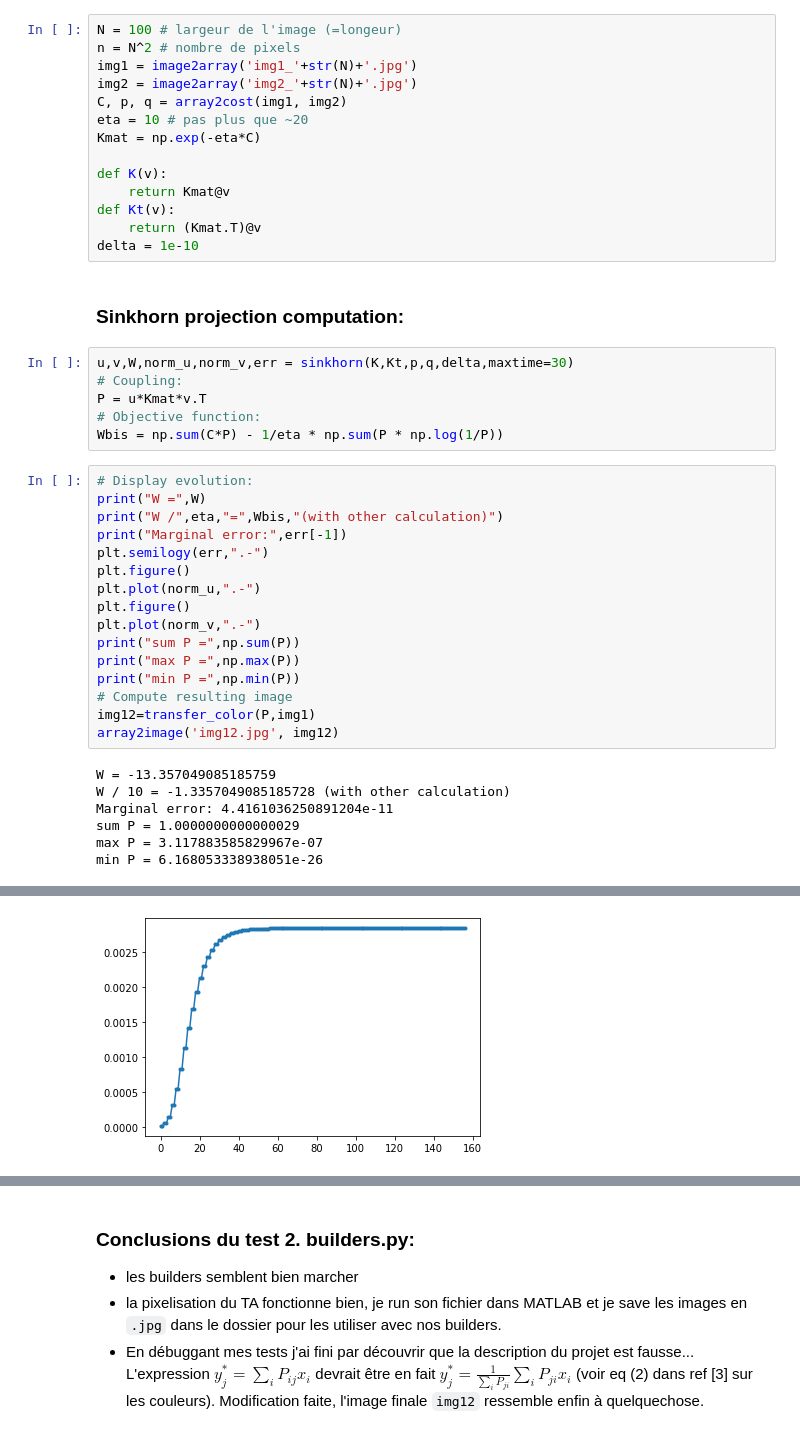
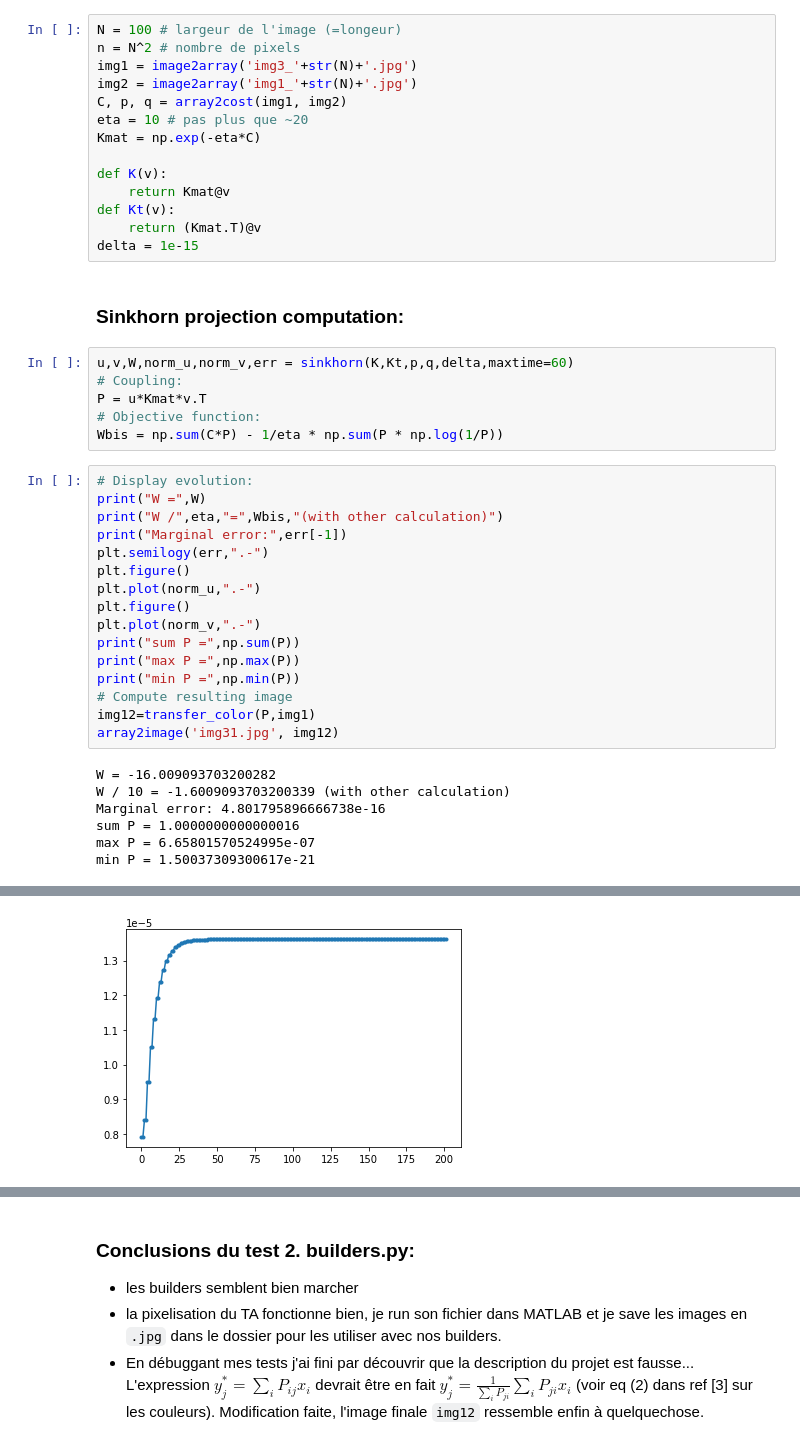
Before and after one commit to Benoit-Muller/Low_Rank_Approximation_Techniques_Project, a Jupyter notebook: tests.ipynb, the cells around one changed output, grey strips where cells are left out. Drawn from its saved outputs; the diff is of its cells as text.

Commit message:
nouvelles images

```diff
--- a/tests.ipynb
+++ b/tests.ipynb
@@ -83,8 +80,8 @@ Images produites par `getPictures.m`
 # %%
 N = 100 # largeur de l'image (=longeur)
 n = N^2 # nombre de pixels
-img1 = image2array('img1_'+str(N)+'.jpg')
-img2 = image2array('img2_'+str(N)+'.jpg')
+img1 = image2array('img3_'+str(N)+'.jpg')
+img2 = image2array('img1_'+str(N)+'.jpg')
 C, p, q = array2cost(img1, img2)
 eta = 10 # pas plus que ~20
 Kmat = np.exp(-eta*C)
@@ -93,11 +90,11 @@ def K(v):
     return Kmat@v
 def Kt(v):
     return (Kmat.T)@v
-delta = 1e-10
+delta = 1e-15
 # %% [markdown]
 ### Sinkhorn projection computation:
 # %%
-u,v,W,norm_u,norm_v,err = sinkhorn(K,Kt,p,q,delta,maxtime=30)
+u,v,W,norm_u,norm_v,err = sinkhorn(K,Kt,p,q,delta,maxtime=60)
 # Coupling:
 P = u*Kmat*v.T
 # Objective function:
@@ -117,11 +114,11 @@ print("max P =",np.max(P))
 print("min P =",np.min(P))
 # Compute resulting image
 img12=transfer_color(P,img1)
-array2image('img12.jpg', img12)
+array2image('img31.jpg', img12)
 # %% [output]
-W = -13.357049085185759
-W / 10 = -1.3357049085185728 (with other calculation)
-Marginal error: 4.4161036250891204e-11
-sum P = 1.0000000000000029
-max P = 3.117883585829967e-07
-min P = 6.168053338938051e-26
+W = -16.009093703200282
+W / 10 = -1.6009093703200339 (with other calculation)
+Marginal error: 4.801795896666738e-16
+sum P = 1.0000000000000016
+max P = 6.65801570524995e-07
+min P = 1.50037309300617e-21
@@ -129 +126 @@ min P = 6.168053338938051e-26
-[figure, old version]
+[figure, new version]
```
Also changed, not shown: parts of 2 cells of this notebook, 3 other files.
